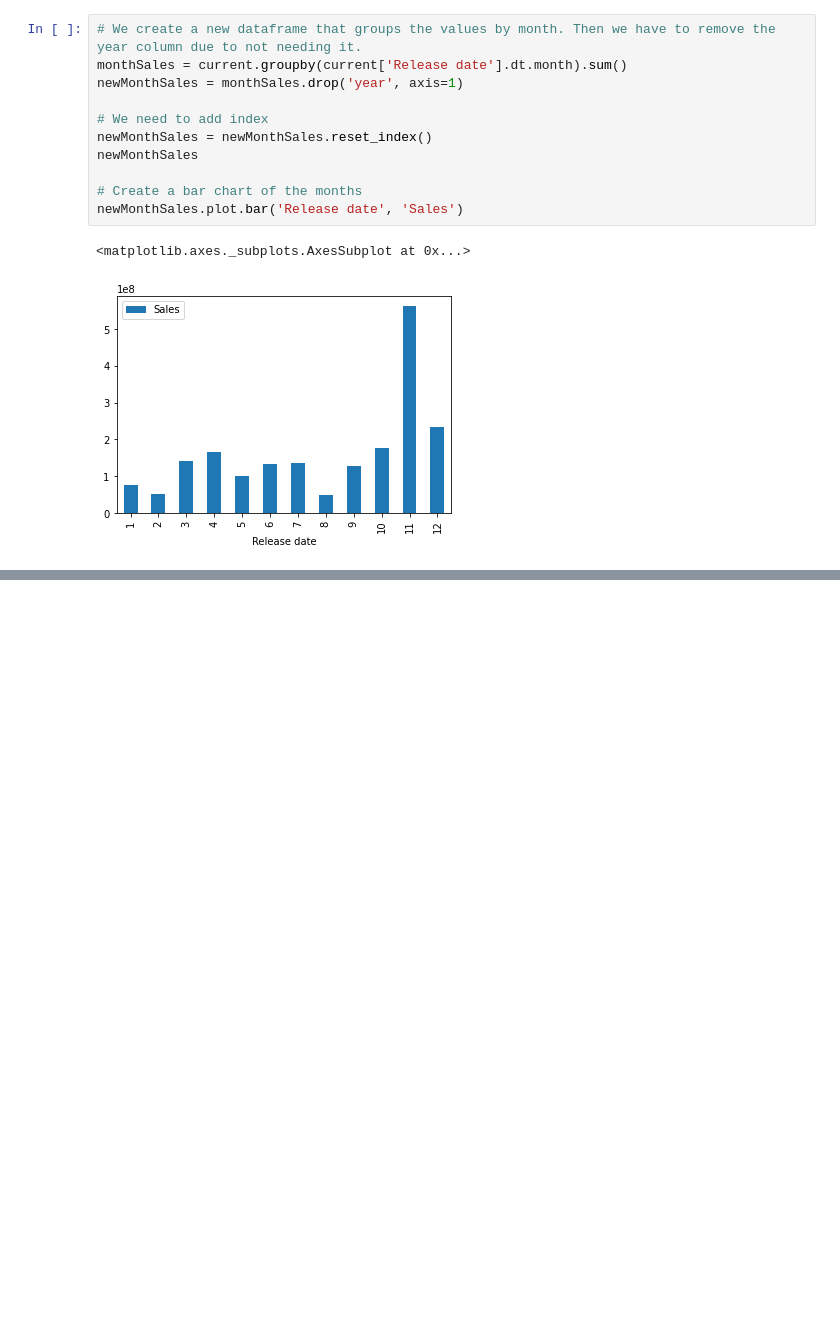
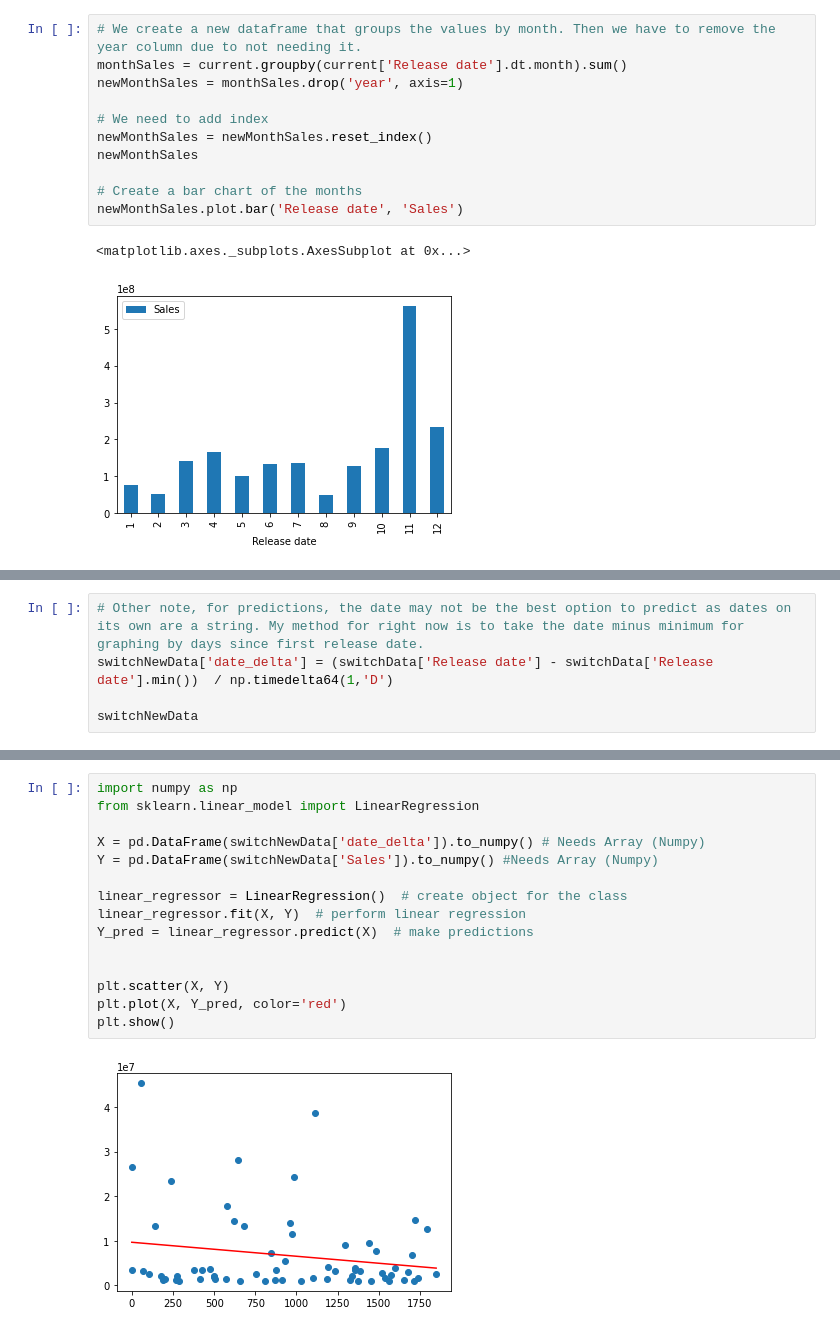
Before and after one commit to eher78/beginningDataAnalysis, a Jupyter notebook: gamesAnalysis.ipynb, the cells around one changed output, grey strips where cells are left out. Cells and saved outputs as stored; diff of their text form; blank space fills up the shorter version.

```diff
--- a/gamesAnalysis.ipynb
+++ b/gamesAnalysis.ipynb
@@ -305,0 +343,5 @@ newMonthSales.plot.bar('Release date', 'Sales')
+# %%
+# Other note, for predictions, the date may not be the best option to predict as dates on its own are a string. My method for right now is to take the date minus minimum for graphing by days since first release date.
+switchNewData['date_delta'] = (switchData['Release date'] - switchData['Release date'].min())  / np.timedelta64(1,'D')
+
+switchNewData
@@ -305,0 +362,17 @@ newMonthSales.plot.bar('Release date', 'Sales')
+# %%
+import numpy as np
+from sklearn.linear_model import LinearRegression
+
+X = pd.DataFrame(switchNewData['date_delta']).to_numpy() # Needs Array (Numpy)
+Y = pd.DataFrame(switchNewData['Sales']).to_numpy() #Needs Array (Numpy)
+
+linear_regressor = LinearRegression()  # create object for the class
+linear_regressor.fit(X, Y)  # perform linear regression
+Y_pred = linear_regressor.predict(X)  # make predictions
+
+
+plt.scatter(X, Y)
+plt.plot(X, Y_pred, color='red')
+plt.show()
+# %% [output]
+[figure, added]
```
Also changed, not shown: parts of 6 cells of this notebook.
